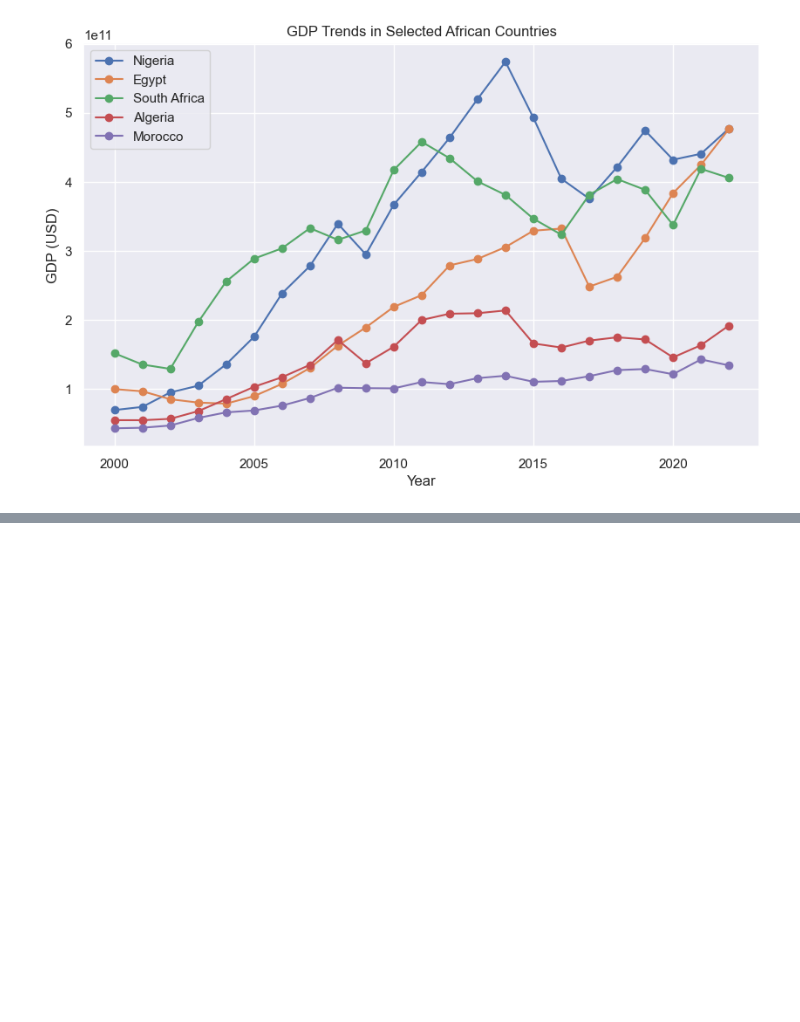
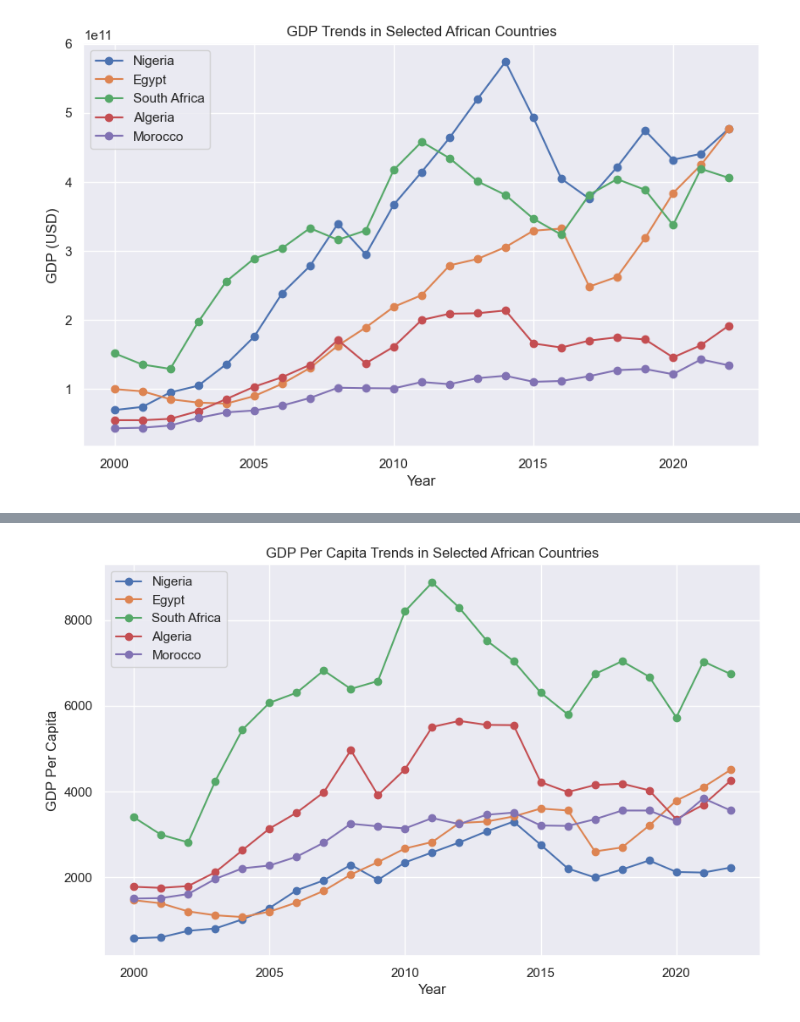
Before and after one commit to Murray-Assal/Africa_Data, a Jupyter notebook: Africa_World_Bank_Data.ipynb, the cells around one changed output, grey strips where cells are left out. Cells and saved outputs as stored; diff of their text form; code cells hidden in the pictures; blank space fills up the shorter version.

```diff
--- a/Africa_World_Bank_Data.ipynb
+++ b/Africa_World_Bank_Data.ipynb
@@ -148,0 +195,19 @@ plt.show()
+# %%
+# List of countries to plot
+countries = ['Nigeria','Egypt', 'South Africa', 'Algeria', 'Morocco']
+
+# Create a line plot for multiple countries
+plt.figure(figsize=(10, 6))
+
+for country in countries:
+    country_data = africa[africa['Country'] == country]
+    plt.plot(country_data['Year'], country_data['GDP_Per_Capita'], marker='o', label=country)
+
+plt.title('GDP Per Capita Trends in Selected African Countries')
+plt.xlabel('Year')
+plt.ylabel('GDP Per Capita')
+plt.legend()
+plt.grid(True)
+plt.show()
+# %% [output]
+[figure, added]
```
Also changed, not shown: parts of 4 cells of this notebook.
